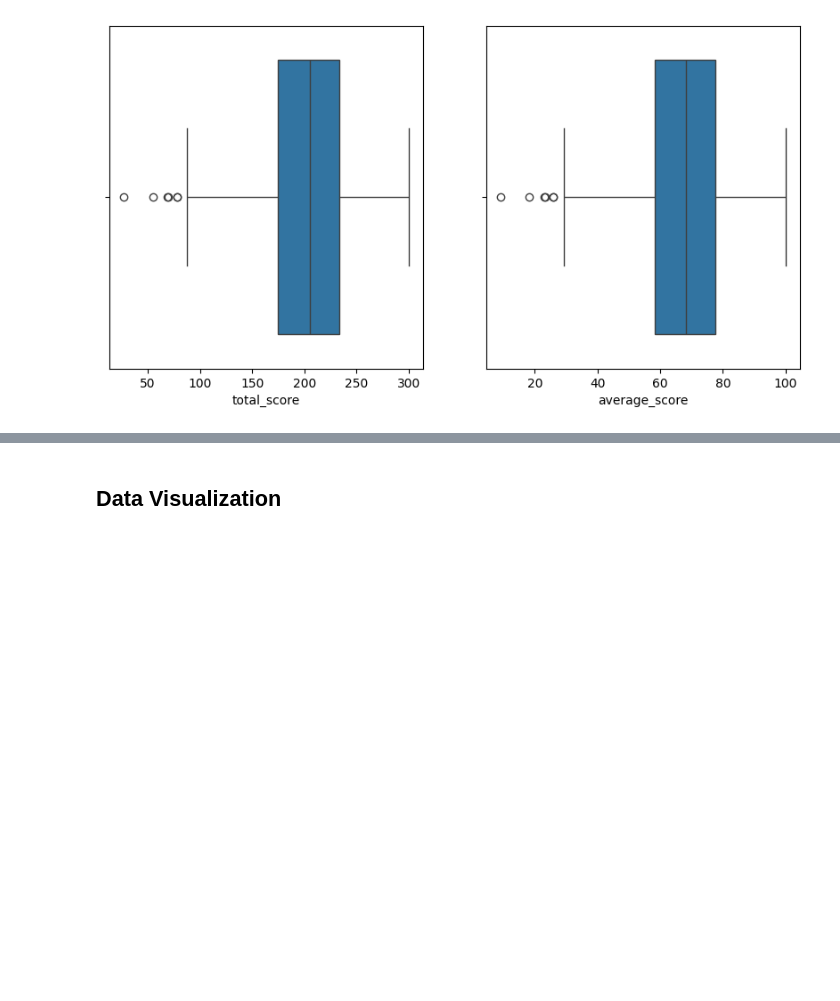
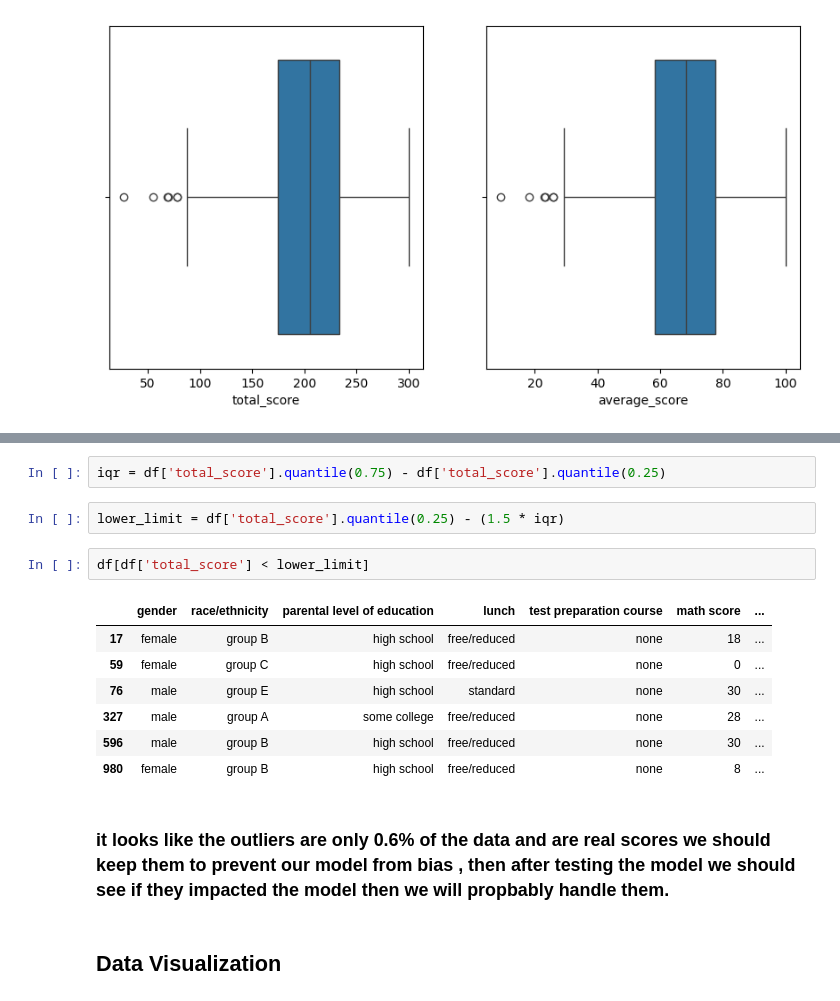
Before and after one commit to ahmedbadr237/StudentPerformanceIndicator, a Jupyter notebook: notebooks/EDA.ipynb, the cells around one changed output, grey strips where cells are left out. Cells and saved outputs as stored; diff of their text form; blank space fills up the shorter version.

```diff
--- a/notebooks/EDA.ipynb
+++ b/notebooks/EDA.ipynb
@@ -181,3 +199,19 @@ sns.boxplot(df,x='average_score',ax=ax[1])
+# %%
+iqr = df['total_score'].quantile(0.75) - df['total_score'].quantile(0.25)
+# %%
+lower_limit = df['total_score'].quantile(0.25) - (1.5 * iqr)
+# %%
+df[df['total_score'] < lower_limit]
+# %% [output]
+|  | gender | race/ethnicity | parental level of education | lunch | test preparation course | math score | ... |
+| 17 | female | group B | high school | free/reduced | none | 18 | ... |
+| 59 | female | group C | high school | free/reduced | none | 0 | ... |
+| 76 | male | group E | high school | standard | none | 30 | ... |
+| 327 | male | group A | some college | free/reduced | none | 28 | ... |
+| 596 | male | group B | high school | free/reduced | none | 30 | ... |
+| 980 | female | group B | high school | free/reduced | none | 8 | ... |
+# %% [markdown]
+### it looks like the outliers are only 0.6% of the data and are real scores we should keep them to prevent our model from bias , then after testing the model we should see if they impacted the model then we will propbably handle them.
 # %% [markdown]
 ## Data Visualization
 # %%
```
Also changed, not shown: parts of 6 cells of this notebook, 3 other files.
